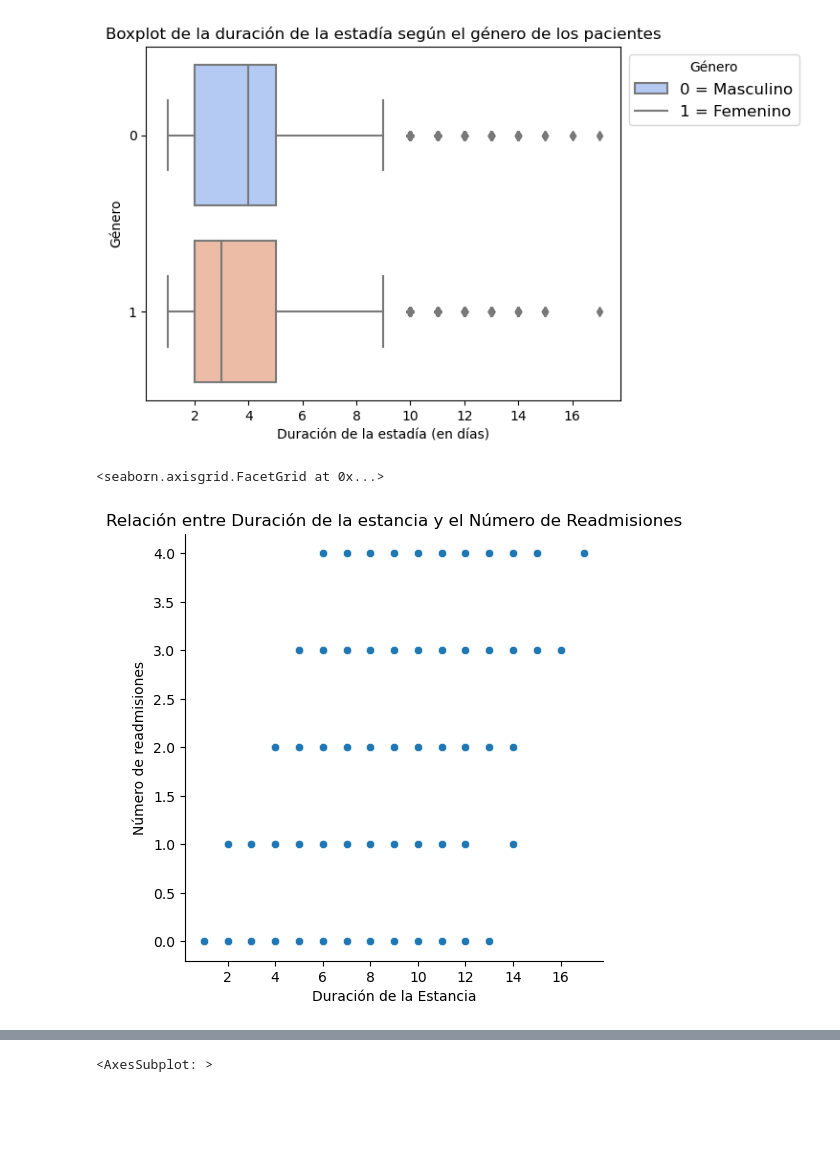
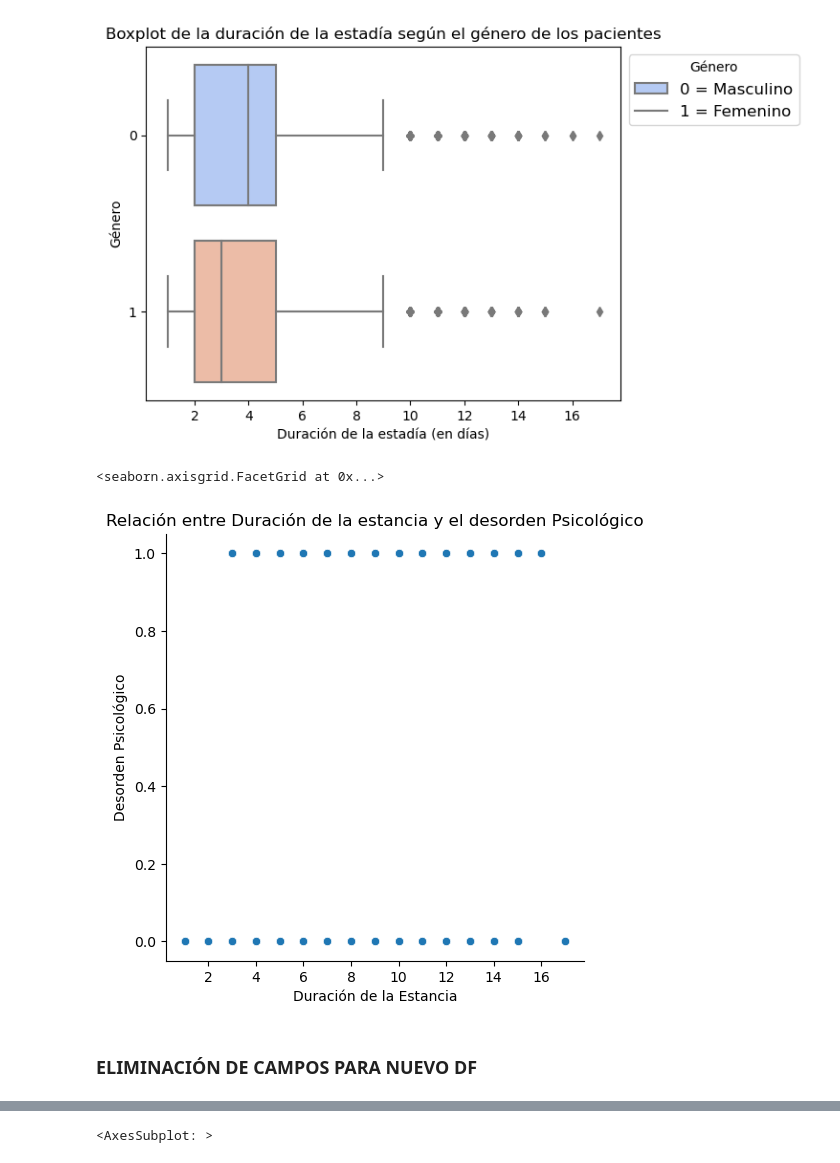
Before and after one commit to Marcelo-A-Martinez/Proyecto_ComplementarioI---Martinez-Marcelo-Adri-n, a Jupyter notebook: Proyecto_ComplementarioI- Martinez Marcelo Adrián.ipynb, the cells around one changed output, grey strips where cells are left out. Saved outputs shown, nothing was run; the diff lists cells and outputs as text; code cells hidden in the pictures; blank space fills up the shorter version.

```diff
--- a/Proyecto_ComplementarioI- Martinez Marcelo Adrián.ipynb
+++ b/Proyecto_ComplementarioI- Martinez Marcelo Adrián.ipynb
@@ -391,10 +384,10 @@ las mujeres. Además, en ambos casos se observan valores atípicos.
 # %%
 # DIAGRAMA DE DISPERSIÓN
 # %%
-ax = sns.relplot(data=Clinica, x="duracionEstancia", y="NumReadmisiones" )
+ax = sns.relplot(data=Clinica, x="duracionEstancia", y="desordenPsicologico" )
 ax.set (xlabel = 'Duración de la Estancia',
-       ylabel = 'Número de readmisiones',
-       title = 'Relación entre Duración de la estancia y el Número de Readmisiones')
+       ylabel = 'Desorden Psicológico',
+       title = 'Relación entre Duración de la estancia y el desorden Psicológico')
 # %% [output]
 <seaborn.axisgrid.FacetGrid at 0x...>
-[figure, old version]
+[figure, new version]
@@ -403,2 +394,4 @@ ax.set (xlabel = 'Duración de la Estancia',
+# %% [markdown]
+### ELIMINACIÓN DE CAMPOS PARA NUEVO DF
 # %%
 ClinicaA= Clinica.drop(['idAdmision','FechaVisita', 'fechaAlta', 'idHospital' , 'NumReadmisiones'], axis=1)
```
Also changed, not shown: parts of 35 cells of this notebook.
